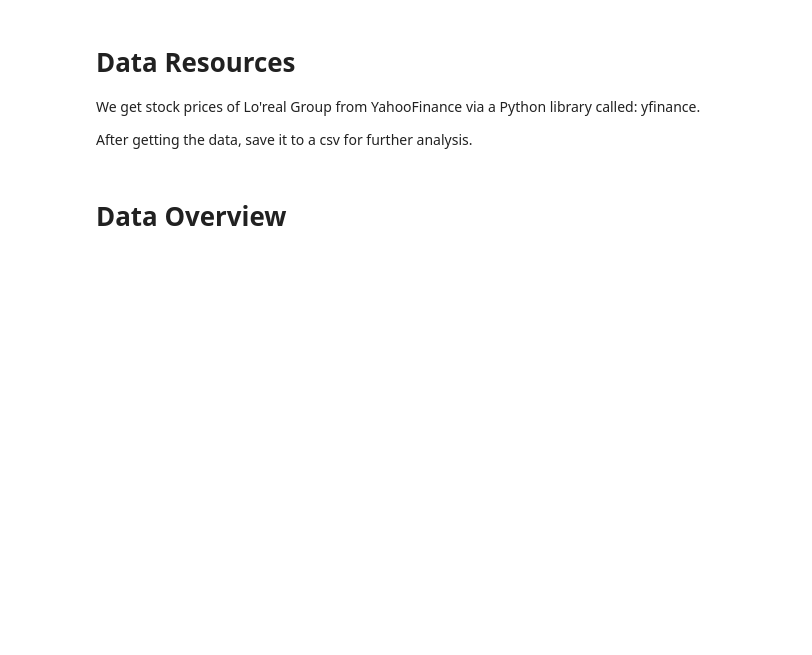
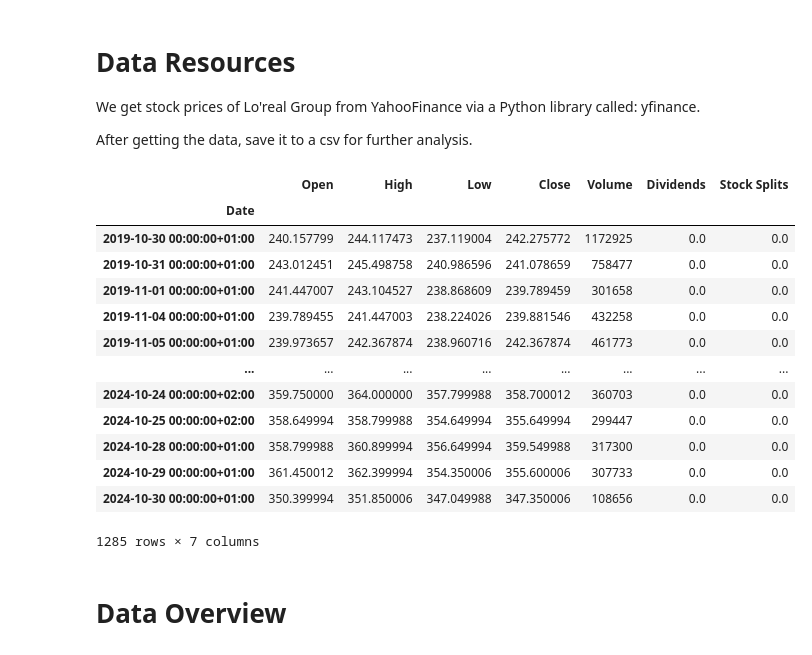
Before and after one commit to Ailey-Prmil/Statistics-Analysis-Project, a Jupyter notebook: Statistics Description/Loreal-EDA.ipynb, the cells around one changed output. Cells and saved outputs as stored; diff of their text form; code cells hidden in the pictures; blank space fills up the shorter version.

```diff
--- a/Statistics Description/Loreal-EDA.ipynb
+++ b/Statistics Description/Loreal-EDA.ipynb
@@ -23,3 +23,21 @@ df.to_csv(path)
+# %%
+df = pd.read_csv('../Data/loreal_stock_price.csv',parse_dates=['Date'], index_col='Date')
+df
+# %% [output]
+|  | Open | High | Low | Close | Volume | Dividends | Stock Splits |
+| Date |  |  |  |  |  |  |  |
+| 2019-10-30 00:00:00+01:00 | 240.157799 | 244.117473 | 237.119004 | 242.275772 | 1172925 | 0.0 | 0.0 |
+| 2019-10-31 00:00:00+01:00 | 243.012451 | 245.498758 | 240.986596 | 241.078659 | 758477 | 0.0 | 0.0 |
+| 2019-11-01 00:00:00+01:00 | 241.447007 | 243.104527 | 238.868609 | 239.789459 | 301658 | 0.0 | 0.0 |
+| 2019-11-04 00:00:00+01:00 | 239.789455 | 241.447003 | 238.224026 | 239.881546 | 432258 | 0.0 | 0.0 |
+| 2019-11-05 00:00:00+01:00 | 239.973657 | 242.367874 | 238.960716 | 242.367874 | 461773 | 0.0 | 0.0 |
+| ... | ... | ... | ... | ... | ... | ... | ... |
+| 2024-10-24 00:00:00+02:00 | 359.750000 | 364.000000 | 357.799988 | 358.700012 | 360703 | 0.0 | 0.0 |
+| 2024-10-25 00:00:00+02:00 | 358.649994 | 358.799988 | 354.649994 | 355.649994 | 299447 | 0.0 | 0.0 |
+| 2024-10-28 00:00:00+01:00 | 358.799988 | 360.899994 | 356.649994 | 359.549988 | 317300 | 0.0 | 0.0 |
+| 2024-10-29 00:00:00+01:00 | 361.450012 | 362.399994 | 354.350006 | 355.600006 | 307733 | 0.0 | 0.0 |
+| 2024-10-30 00:00:00+01:00 | 350.399994 | 351.850006 | 347.049988 | 347.350006 | 108656 | 0.0 | 0.0 |
+1285 rows × 7 columns
 # %% [markdown]
 # Data Overview
 # %% [markdown]
```
Also changed, not shown: parts of 8 cells of this notebook.
